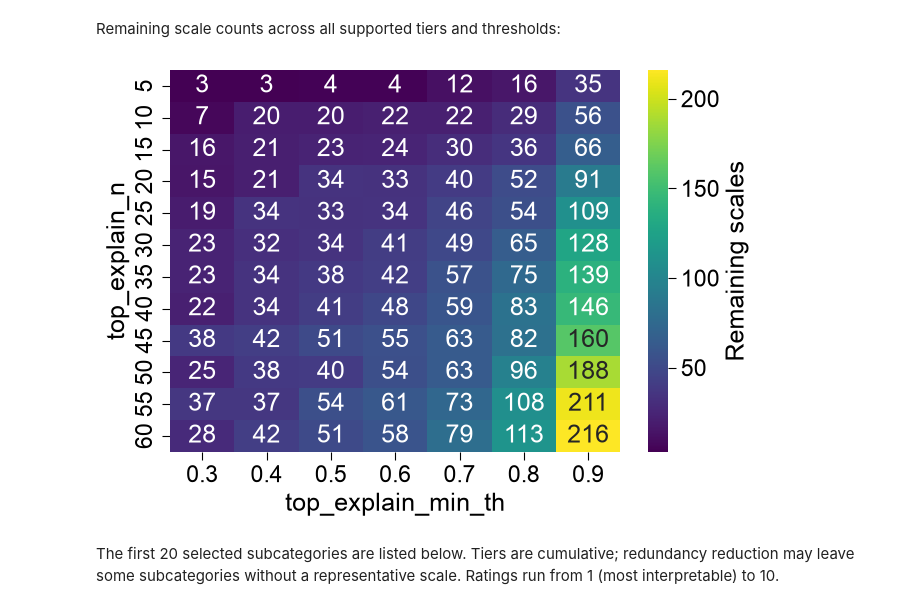
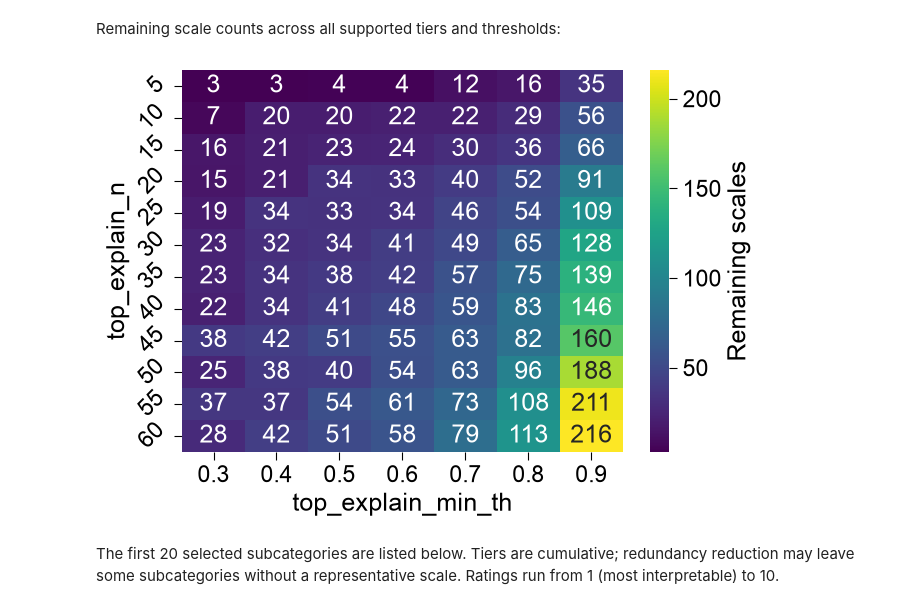
Before and after one commit to breimanntools/aaanalysis, a Jupyter notebook: examples/data_handling/load_scales.ipynb, the cells around one changed output. Cells and saved outputs as stored; diff of their text form; code cells hidden in the pictures.

Commit message:
docs: improve scale heatmap labels and explain subcategory coverage

```diff
--- a/examples/data_handling/load_scales.ipynb
+++ b/examples/data_handling/load_scales.ipynb
@@ -205,24 +205,25 @@ Remaining scale counts across all supported tiers and thresholds:
 # %%
 import matplotlib.pyplot as plt
 import pandas as pd
 import seaborn as sns
 
 tiers = list(range(5, 65, 5))
 thresholds = [i / 10 for i in range(3, 10)]
 df_counts = pd.DataFrame(
     [[aa.load_scales(top_explain_n=n, top_explain_min_th=th).shape[1]
       for th in thresholds] for n in tiers],
     index=tiers, columns=thresholds,
 )
 aa.plot_settings()
 fig, ax = plt.subplots(figsize=(7, 5))
 sns.heatmap(df_counts, cmap="viridis", annot=True, fmt="d", ax=ax,
             cbar_kws={"label": "Remaining scales"})
 ax.set(xlabel="top_explain_min_th", ylabel="top_explain_n")
+ax.tick_params(axis="y", labelrotation=45)
 plt.tight_layout()
 plt.show()
 # %% [output]
-[figure, old version]
+[figure, new version]
 # %% [markdown]
 The first 20 selected subcategories are listed below. Tiers are cumulative; redundancy reduction
 may leave some subcategories without a representative scale. Ratings run from 1 (most interpretable) to 10.
```
Also changed, not shown: 1 other file.
